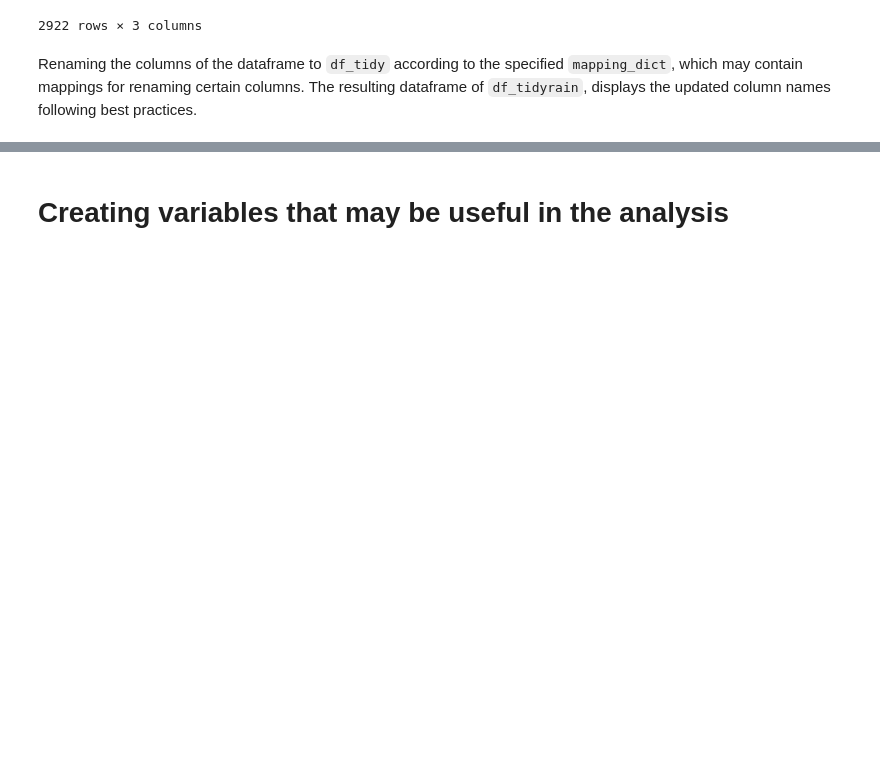
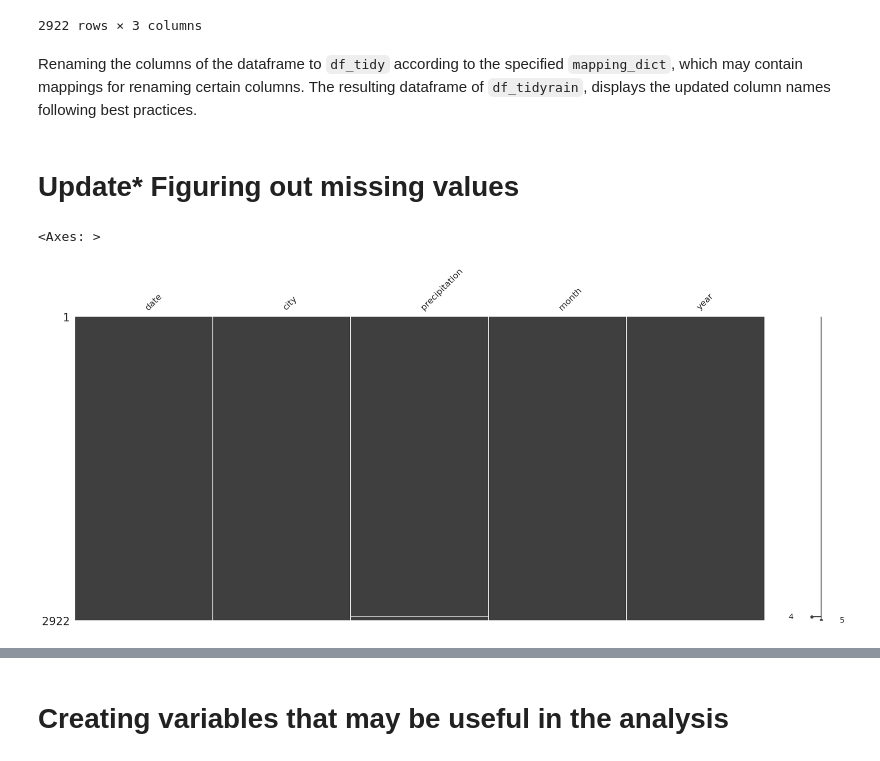
Before and after one commit to laurlouie/Seattle-Weather, a Jupyter notebook: DataPreparation.ipynb, the cells around one changed output, grey strips where cells are left out. Saved outputs shown, nothing was run; the diff lists cells and outputs as text; code cells hidden in the pictures; blank space fills up the shorter version.

```diff
--- a/DataPreparation.ipynb
+++ b/DataPreparation.ipynb
@@ -349,3 +415,11 @@ df_tidy
 2922 rows × 3 columns
 # %% [markdown]
 Renaming the columns of the dataframe to `df_tidy` according to the specified `mapping_dict`, which may contain mappings for renaming certain columns. The resulting dataframe of `df_tidyrain`, displays the updated column names following best practices.
+# %% [markdown]
+# Update* Figuring out missing values
+# %%
+# msno helps to identify missing values
+msno.matrix(df_tidy)
+# %% [output]
+<Axes: >
+[figure, added]
```
Also changed, not shown: parts of 19 cells of this notebook.
